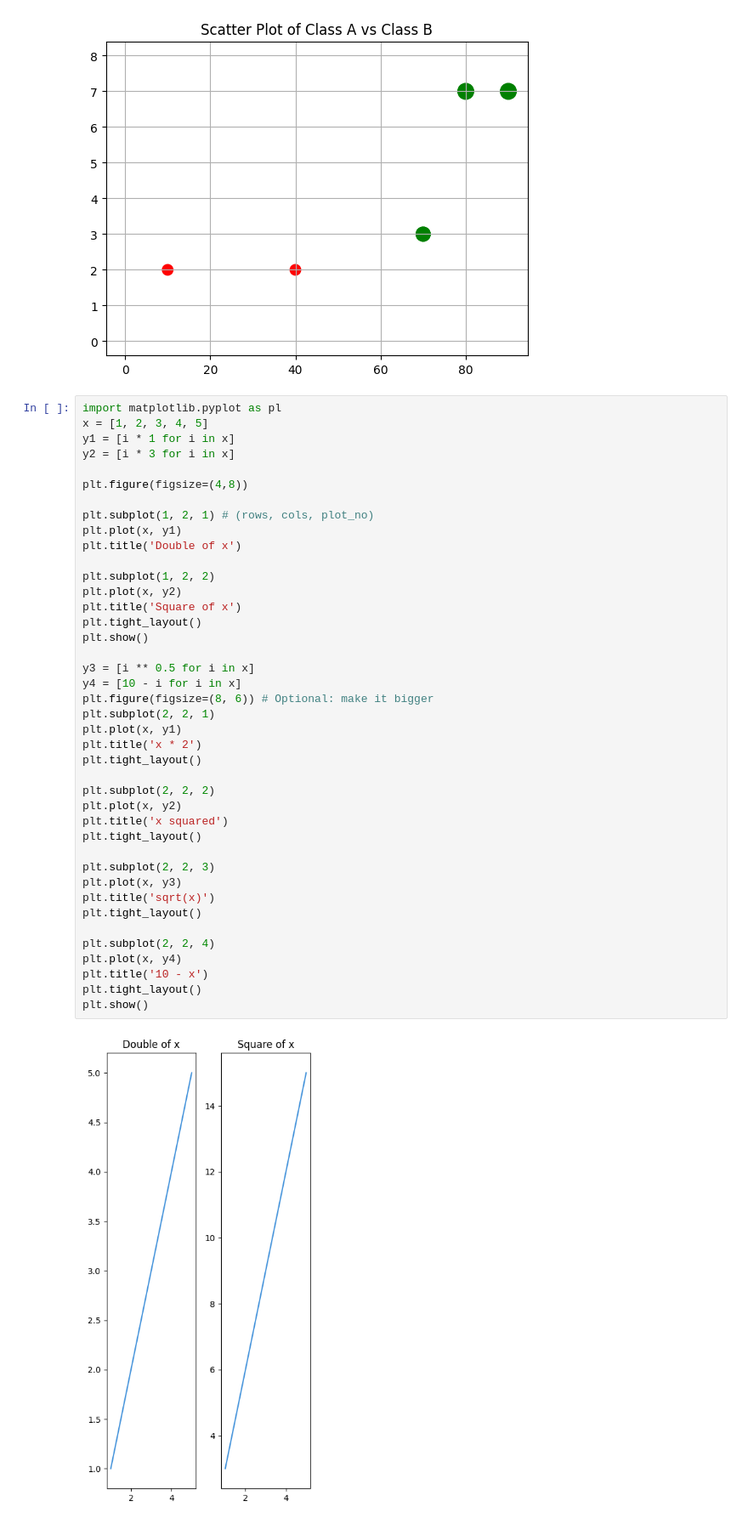
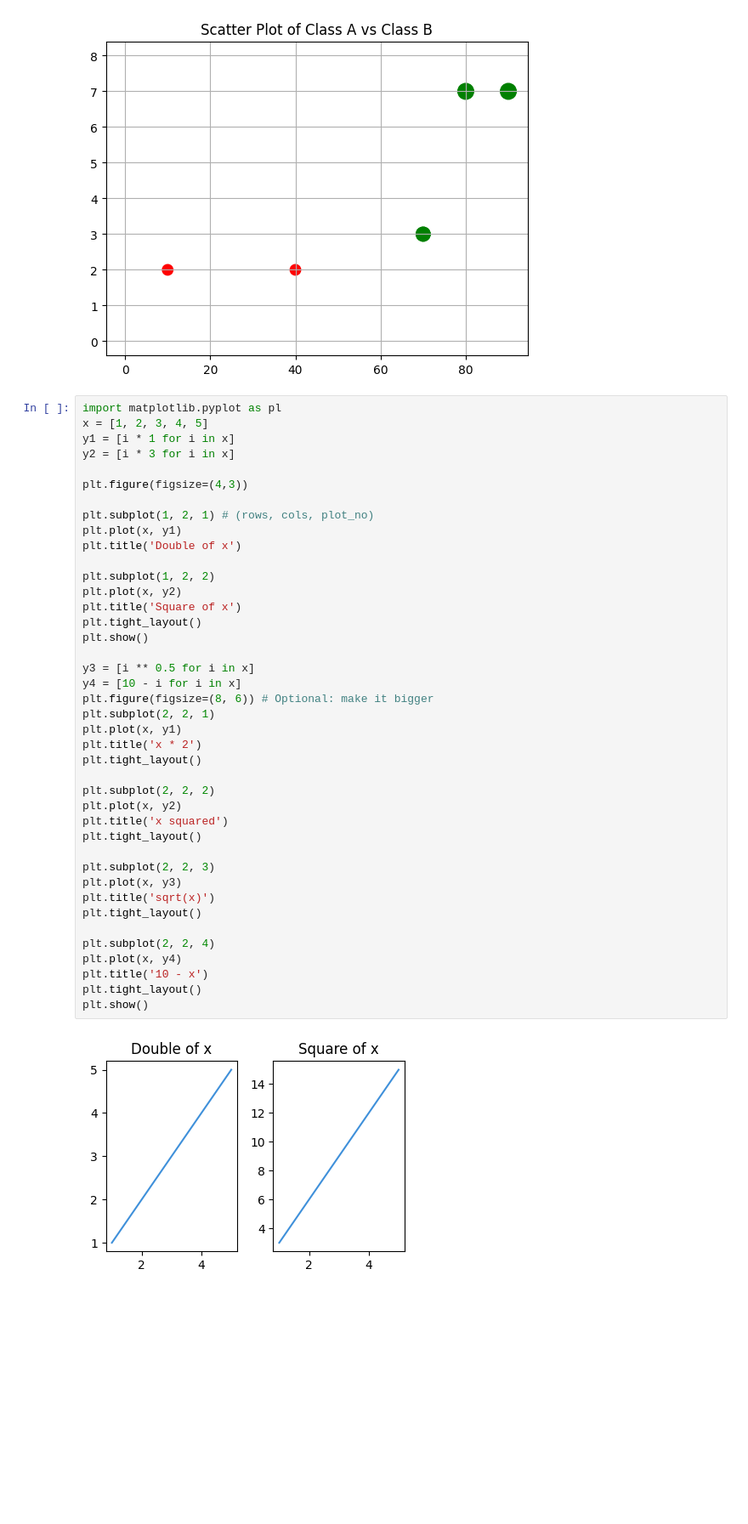
Before and after one commit to mohitmishra8921/Datascience, a Jupyter notebook: kaggle.ipynb, the cells around one changed output. Shown at 85% size. Saved outputs shown, nothing was run; the diff lists cells and outputs as text; blank space fills up the shorter version.

```diff
--- a/kaggle.ipynb
+++ b/kaggle.ipynb
@@ -560,7 +560,7 @@ x = [1, 2, 3, 4, 5]
 y1 = [i * 1 for i in x]
 y2 = [i * 3 for i in x]
 
-plt.figure(figsize=(4,8))
+plt.figure(figsize=(4,3))
 
 plt.subplot(1, 2, 1) # (rows, cols, plot_no)
 plt.plot(x, y1)
@@ -569,32 +569,32 @@ plt.title('Double of x')
 plt.subplot(1, 2, 2)
 plt.plot(x, y2)
 plt.title('Square of x')
 plt.tight_layout()
 plt.show()
 
 y3 = [i ** 0.5 for i in x]
 y4 = [10 - i for i in x]
 plt.figure(figsize=(8, 6)) # Optional: make it bigger
 plt.subplot(2, 2, 1)
 plt.plot(x, y1)
 plt.title('x * 2')
 plt.tight_layout()
 
 plt.subplot(2, 2, 2)
 plt.plot(x, y2)
 plt.title('x squared')
 plt.tight_layout()
 
 plt.subplot(2, 2, 3)
 plt.plot(x, y3)
 plt.title('sqrt(x)')
 plt.tight_layout()
 
 plt.subplot(2, 2, 4)
 plt.plot(x, y4)
 plt.title('10 - x')
 plt.tight_layout()
 plt.show()
 # %% [output]
-[figure, old version]
+[figure, new version]
 [figure]
```
Also changed, not shown: parts of 3 cells of this notebook, 1 other file.
